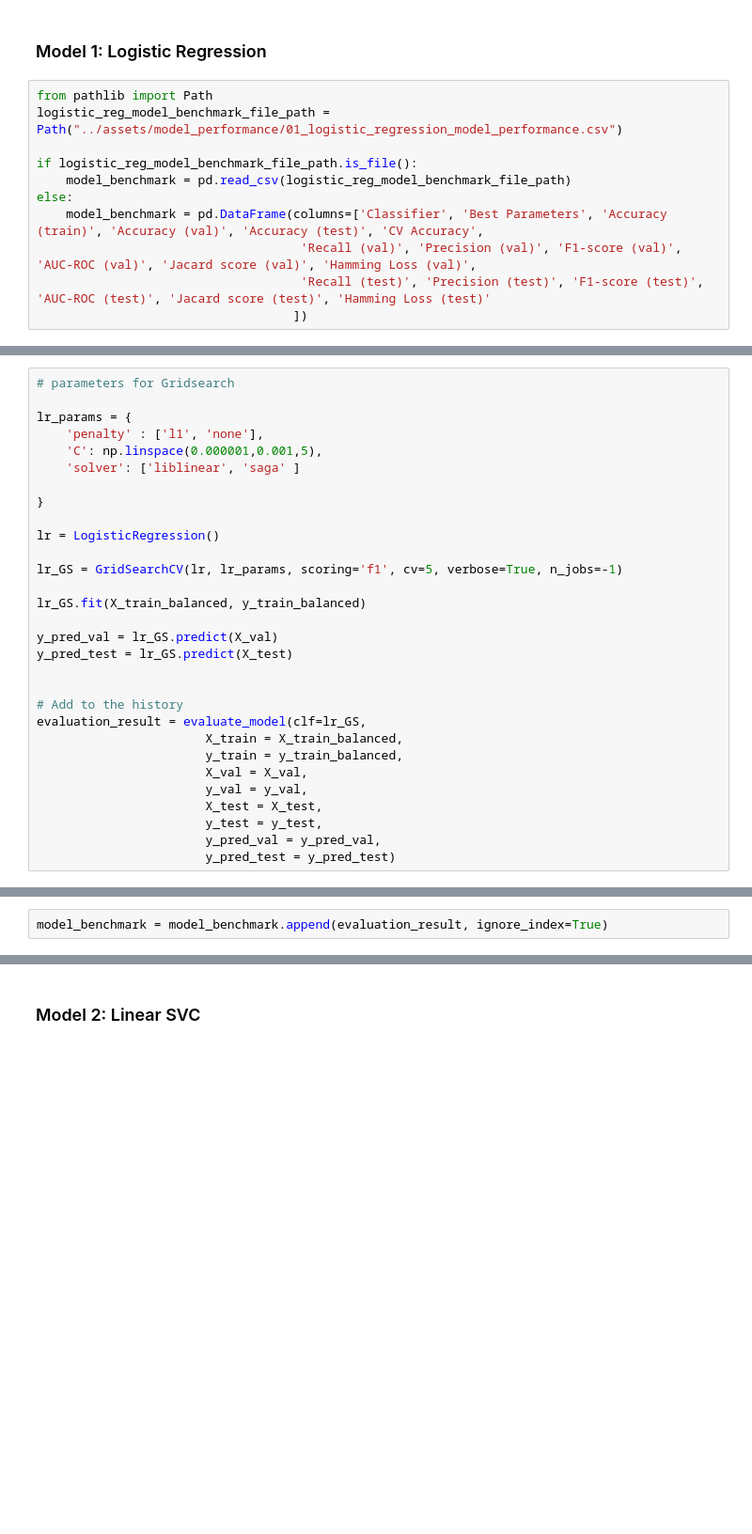
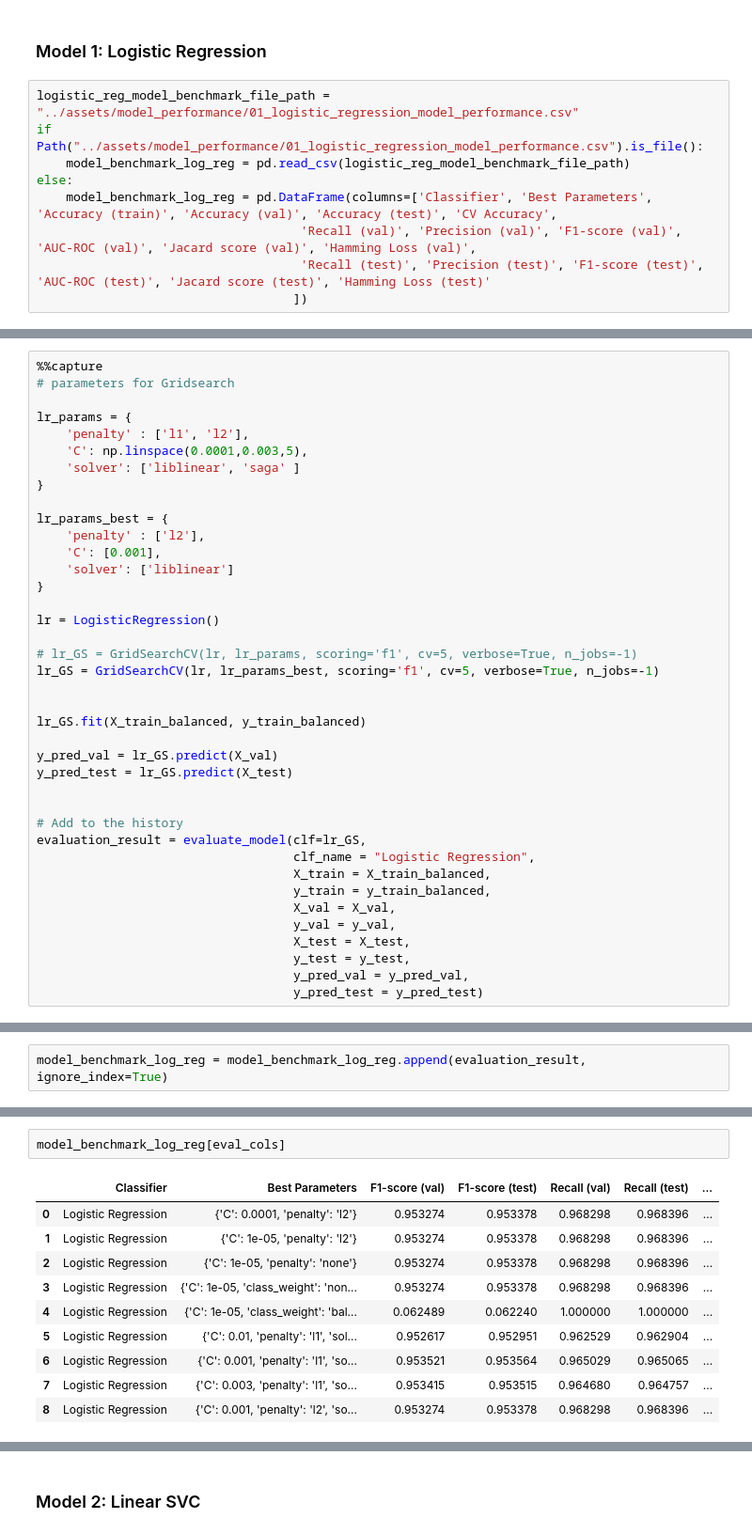
Before and after one commit to karma271/h-1B_Visa_Petition, a Jupyter notebook: src/05_Classical_Model_Tuning.ipynb, the cells around one changed output, grey strips where cells are left out. Shown: that part at 94% size. Saved outputs shown, nothing was run; the diff lists cells and outputs as text; blank space fills up the shorter version.

```diff
--- a/src/05_Classical_Model_Tuning.ipynb
+++ b/src/05_Classical_Model_Tuning.ipynb
@@ -179,13 +154,11 @@ def evaluate_model(clf, X_train, y_train, X_val, y_val, X_test, y_test, y_pred_v
 # %% [markdown]
 ### Model 1: Logistic Regression
 # %%
-from pathlib import Path
-logistic_reg_model_benchmark_file_path = Path("../assets/model_performance/01_logistic_regression_model_performance.csv")
-
-if logistic_reg_model_benchmark_file_path.is_file():
-    model_benchmark = pd.read_csv(logistic_reg_model_benchmark_file_path)
+logistic_reg_model_benchmark_file_path = "../assets/model_performance/01_logistic_regression_model_performance.csv"
+if Path("../assets/model_performance/01_logistic_regression_model_performance.csv").is_file():
+    model_benchmark_log_reg = pd.read_csv(logistic_reg_model_benchmark_file_path)
 else:
-    model_benchmark = pd.DataFrame(columns=['Classifier', 'Best Parameters', 'Accuracy (train)', 'Accuracy (val)', 'Accuracy (test)', 'CV Accuracy',
+    model_benchmark_log_reg = pd.DataFrame(columns=['Classifier', 'Best Parameters', 'Accuracy (train)', 'Accuracy (val)', 'Accuracy (test)', 'CV Accuracy',
                                     'Recall (val)', 'Precision (val)', 'F1-score (val)', 'AUC-ROC (val)', 'Jacard score (val)', 'Hamming Loss (val)',
                                     'Recall (test)', 'Precision (test)', 'F1-score (test)', 'AUC-ROC (test)', 'Jacard score (test)', 'Hamming Loss (test)'
                                    ])
@@ -202,16 +177,24 @@ model_benchmark
 # %%
+%%capture
 # parameters for Gridsearch
 
 lr_params = {
-    'penalty' : ['l1', 'none'],
-    'C': np.linspace(0.000001,0.001,5),
+    'penalty' : ['l1', 'l2'],
+    'C': np.linspace(0.0001,0.003,5),
     'solver': ['liblinear', 'saga' ]
+}
 
+lr_params_best = {
+    'penalty' : ['l2'],
+    'C': [0.001],
+    'solver': ['liblinear']
 }
 
 lr = LogisticRegression()
 
-lr_GS = GridSearchCV(lr, lr_params, scoring='f1', cv=5, verbose=True, n_jobs=-1)
+# lr_GS = GridSearchCV(lr, lr_params, scoring='f1', cv=5, verbose=True, n_jobs=-1)
+lr_GS = GridSearchCV(lr, lr_params_best, scoring='f1', cv=5, verbose=True, n_jobs=-1)
+
 
 lr_GS.fit(X_train_balanced, y_train_balanced)
 
@@ -221,11 +204,12 @@ y_pred_test = lr_GS.predict(X_test)
 
 # Add to the history
 evaluation_result = evaluate_model(clf=lr_GS,
-                       X_train = X_train_balanced,
-                       y_train = y_train_balanced,
-                       X_val = X_val,
-                       y_val = y_val,
-                       X_test = X_test,
-                       y_test = y_test,
-                       y_pred_val = y_pred_val,
-                       y_pred_test = y_pred_test)
+                                   clf_name = "Logistic Regression",
+                                   X_train = X_train_balanced,
+                                   y_train = y_train_balanced,
+                                   X_val = X_val,
+                                   y_val = y_val,
+                                   X_test = X_test,
+                                   y_test = y_test,
+                                   y_pred_val = y_pred_val,
+                                   y_pred_test = y_pred_test)
@@ -258,2 +216,2 @@ Fitting 5 folds for each of 20 candidates, totalling 100 fits
 # %%
-model_benchmark = model_benchmark.append(evaluation_result, ignore_index=True)
+model_benchmark_log_reg = model_benchmark_log_reg.append(evaluation_result, ignore_index=True)
@@ -271 +229,14 @@ model_benchmark
+# %%
+model_benchmark_log_reg[eval_cols]
+# %% [output]
+|  | Classifier | Best Parameters | F1-score (val) | F1-score (test) | Recall (val) | Recall (test) | ... |
+| 0 | Logistic Regression | {'C': 0.0001, 'penalty': 'l2'} | 0.953274 | 0.953378 | 0.968298 | 0.968396 | ... |
+| 1 | Logistic Regression | {'C': 1e-05, 'penalty': 'l2'} | 0.953274 | 0.953378 | 0.968298 | 0.968396 | ... |
+| 2 | Logistic Regression | {'C': 1e-05, 'penalty': 'none'} | 0.953274 | 0.953378 | 0.968298 | 0.968396 | ... |
+| 3 | Logistic Regression | {'C': 1e-05, 'class_weight': 'non... | 0.953274 | 0.953378 | 0.968298 | 0.968396 | ... |
+| 4 | Logistic Regression | {'C': 1e-05, 'class_weight': 'bal... | 0.062489 | 0.062240 | 1.000000 | 1.000000 | ... |
+| 5 | Logistic Regression | {'C': 0.01, 'penalty': 'l1', 'sol... | 0.952617 | 0.952951 | 0.962529 | 0.962904 | ... |
+| 6 | Logistic Regression | {'C': 0.001, 'penalty': 'l1', 'so... | 0.953521 | 0.953564 | 0.965029 | 0.965065 | ... |
+| 7 | Logistic Regression | {'C': 0.003, 'penalty': 'l1', 'so... | 0.953415 | 0.953515 | 0.964680 | 0.964757 | ... |
+| 8 | Logistic Regression | {'C': 0.001, 'penalty': 'l2', 'so... | 0.953274 | 0.953378 | 0.968298 | 0.968396 | ... |
 # %%
```
Also changed, not shown: parts of 36 cells of this notebook.
